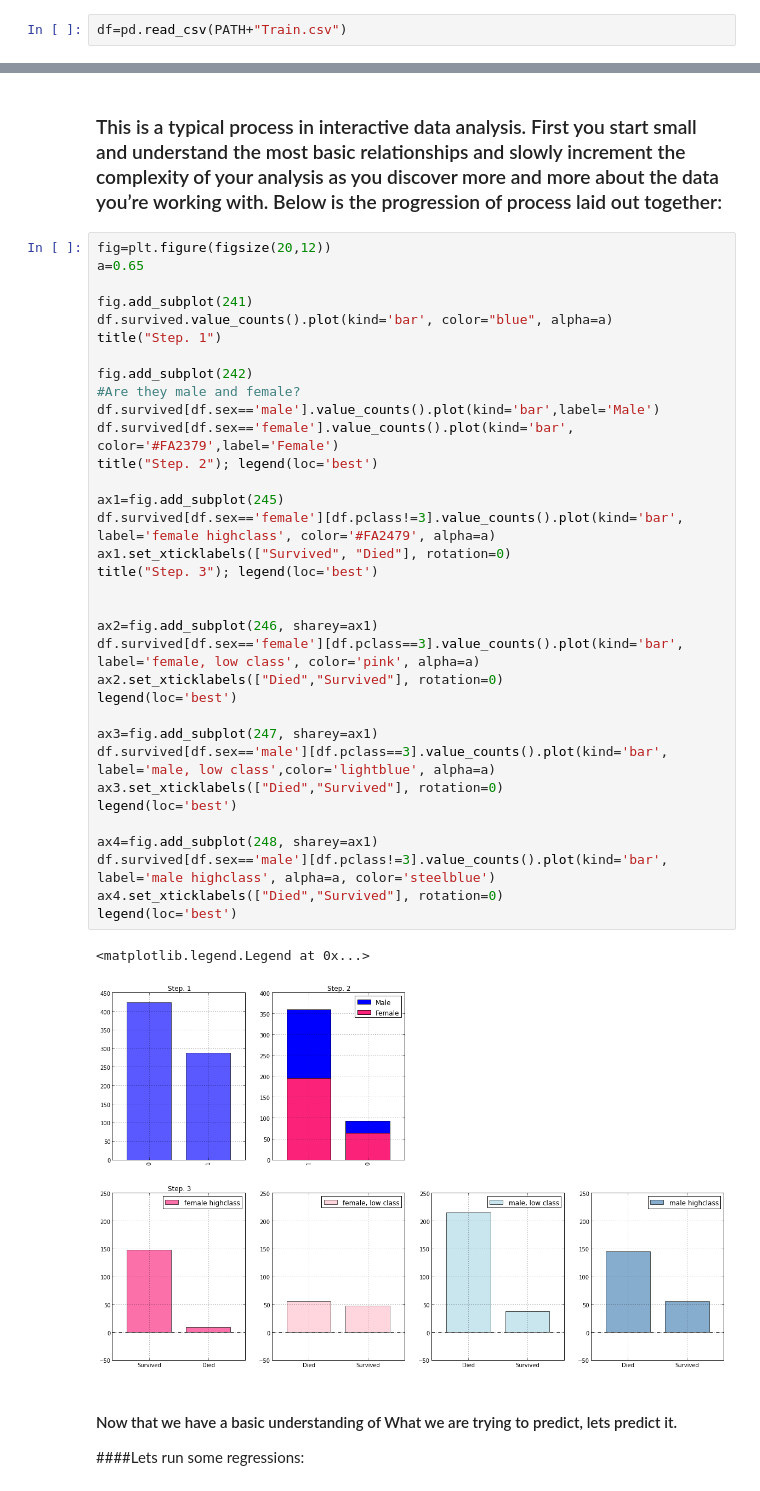
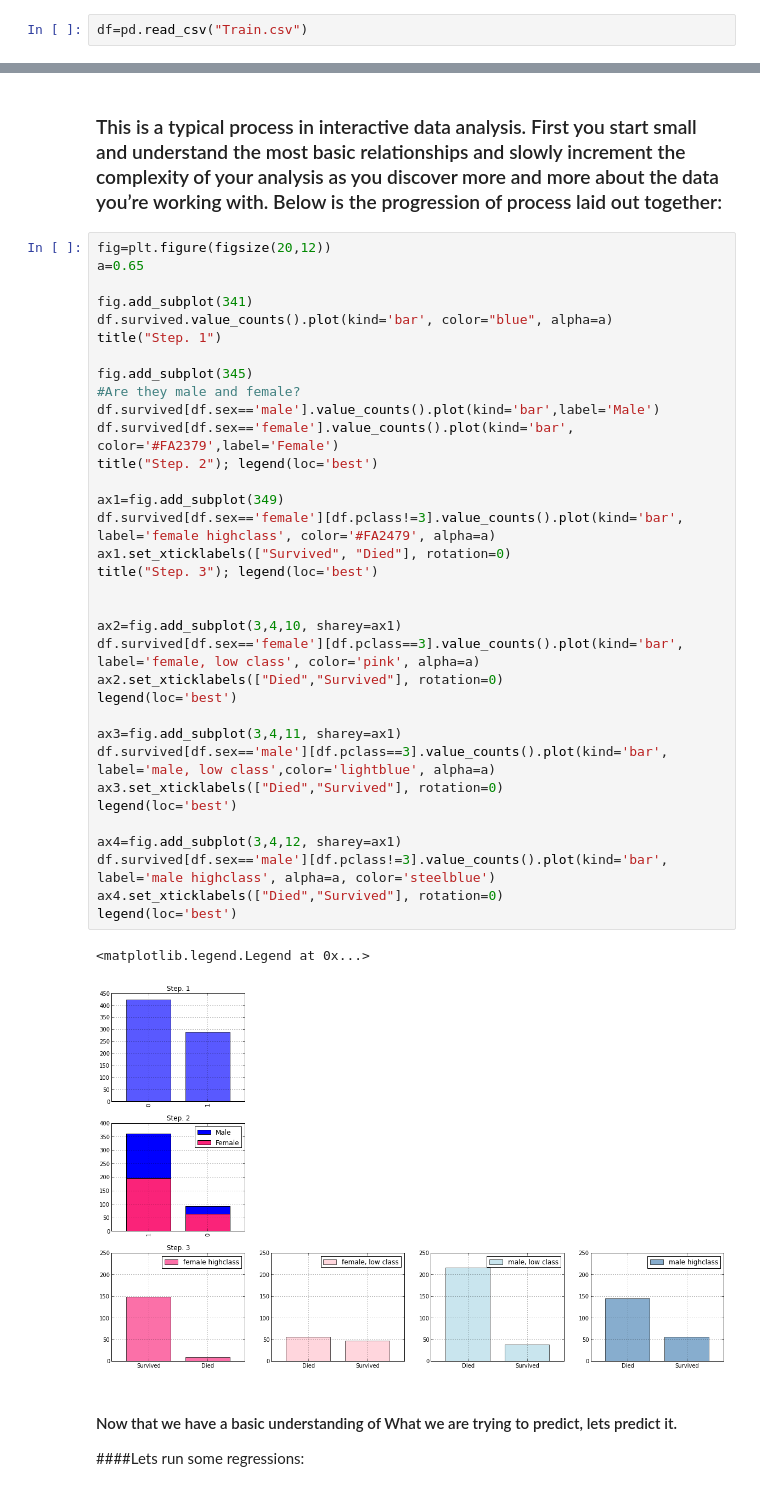
Before and after one commit to agconti/kaggle-titanic, a Jupyter notebook: Titanic.ipynb, the cells around one changed output, grey strips where cells are left out. Cells and saved outputs as stored; diff of their text form.

```diff
--- a/Titanic.ipynb
+++ b/Titanic.ipynb
@@ -64,7 +65,7 @@ import kaggelaux as ka
 ## Data Handleing
 ###Lets Read Our data in Using Pandas:
 # %%
-df=pd.read_csv(PATH+"Train.csv")
+df=pd.read_csv("Train.csv")
 # %% [markdown]
 ### Lets take a look:
 # %%
@@ -163,40 +181,40 @@ legend(loc='best')
 # %%
 fig=plt.figure(figsize(20,12))
 a=0.65
 
-fig.add_subplot(241)
+fig.add_subplot(341)
 df.survived.value_counts().plot(kind='bar', color="blue", alpha=a)
 title("Step. 1")
 
-fig.add_subplot(242)
+fig.add_subplot(345)
 #Are they male and female?
 df.survived[df.sex=='male'].value_counts().plot(kind='bar',label='Male')
 df.survived[df.sex=='female'].value_counts().plot(kind='bar', color='#FA2379',label='Female')
 title("Step. 2"); legend(loc='best')
 
-ax1=fig.add_subplot(245)
+ax1=fig.add_subplot(349)
 df.survived[df.sex=='female'][df.pclass!=3].value_counts().plot(kind='bar', label='female highclass', color='#FA2479', alpha=a)
 ax1.set_xticklabels(["Survived", "Died"], rotation=0)
 title("Step. 3"); legend(loc='best')
 
 
-ax2=fig.add_subplot(246, sharey=ax1)
+ax2=fig.add_subplot(3,4,10, sharey=ax1)
 df.survived[df.sex=='female'][df.pclass==3].value_counts().plot(kind='bar', label='female, low class', color='pink', alpha=a)
 ax2.set_xticklabels(["Died","Survived"], rotation=0)
 legend(loc='best')
 
-ax3=fig.add_subplot(247, sharey=ax1)
+ax3=fig.add_subplot(3,4,11, sharey=ax1)
 df.survived[df.sex=='male'][df.pclass==3].value_counts().plot(kind='bar', label='male, low class',color='lightblue', alpha=a)
 ax3.set_xticklabels(["Died","Survived"], rotation=0)
 legend(loc='best')
 
-ax4=fig.add_subplot(248, sharey=ax1)
+ax4=fig.add_subplot(3,4,12, sharey=ax1)
 df.survived[df.sex=='male'][df.pclass!=3].value_counts().plot(kind='bar', label='male highclass', alpha=a, color='steelblue')
 ax4.set_xticklabels(["Died","Survived"], rotation=0)
 legend(loc='best')
 # %% [output]
 <matplotlib.legend.Legend at 0x...>
-[figure, old version]
+[figure, new version]
 # %% [markdown]
 #### Now that we have a basic understanding of What we are trying to predict, lets predict it.
 ####Lets run some regressions:
```
Also changed, not shown: parts of 9 cells of this notebook.
